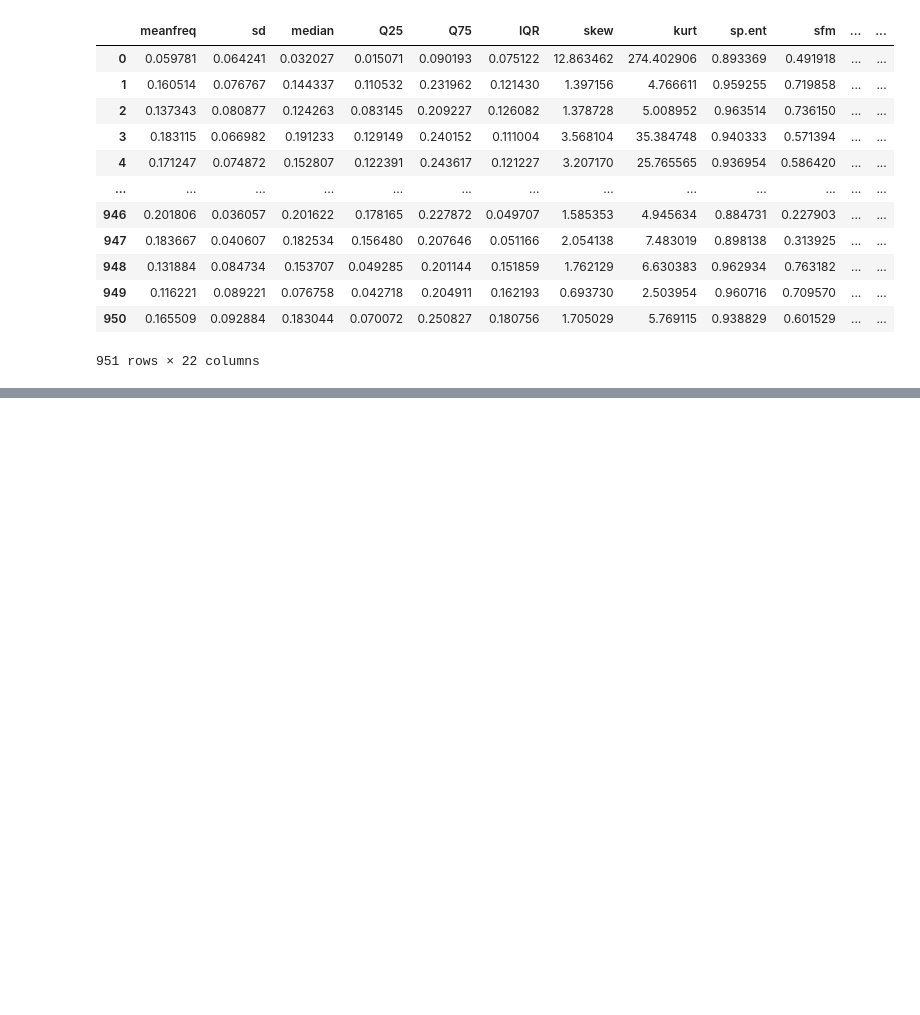
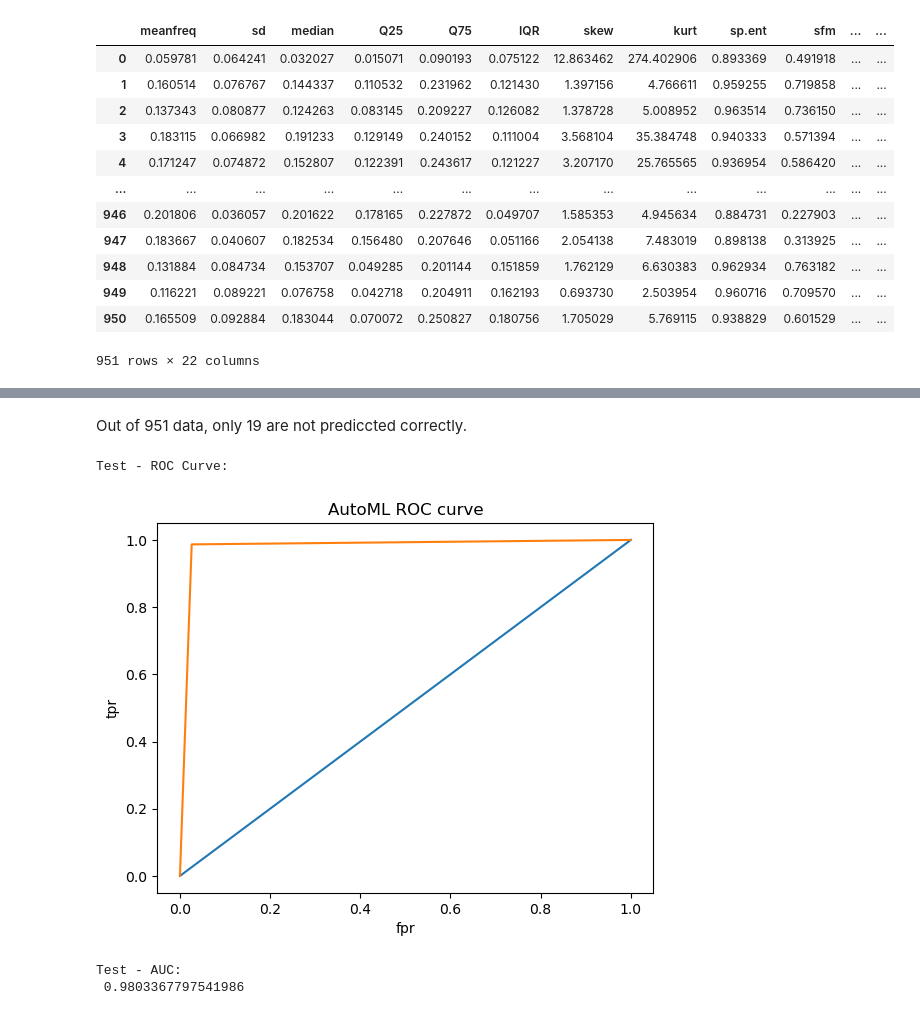
Before and after one commit to 20b2122/AutoML-using-TPOT-in-python, a Jupyter notebook: Voice/Voice.ipynb, the cells around one changed output, grey strips where cells are left out. Saved outputs shown, nothing was run; the diff lists cells and outputs as text; code cells hidden in the pictures; blank space fills up the shorter version.

```diff
--- a/Voice/Voice.ipynb
+++ b/Voice/Voice.ipynb
@@ -308,8 +258,8 @@ sort_y = y_test.sort_index()
 new_y = sort_y.reset_index().drop(columns=['index'])
 
 # converting the array into list then into a table
-y_pred = tpot.predict(new_x).tolist()
-predictions = pd.DataFrame({ 'pred_label':y_pred })
+new_y_pred = tpot.predict(new_x).tolist()
+predictions = pd.DataFrame({ 'pred_label':new_y_pred })
 
 new_table = pd.concat([new_x, new_y, predictions], axis=1)
 new_table
@@ -370,0 +309,24 @@ Almost all of the predicted label are predicted correctly, except for 21 samples
+# %% [markdown]
+Out of 951 data, only 19 are not prediccted correctly.
+# %%
+from sklearn.metrics import accuracy_score, roc_curve, roc_auc_score
+import matplotlib.pyplot as plt
+
+# print(f"Test - Accuracy :  {accuracy_score(y_test, predictions)*100.0:.2f}%")
+# print("Test - Classification Report: \n", metrics.classification_report(y_test, predictions))
+
+print("Test - ROC Curve: \n")
+fpr, tpr, thresholds = roc_curve(new_y, predictions)
+plt.plot([0,1], [0,1])
+plt.plot(fpr, tpr, label='AutoML')
+plt.xlabel('fpr')
+plt.ylabel('tpr')
+plt.title('AutoML ROC curve')
+plt.show()
+
+print('Test - AUC: \n', roc_auc_score(new_y, predictions))
+# %% [output]
+Test - ROC Curve:
+[figure, added]
+Test - AUC:
+ 0.9803367797541986
```
Also changed, not shown: parts of 18 cells of this notebook.
